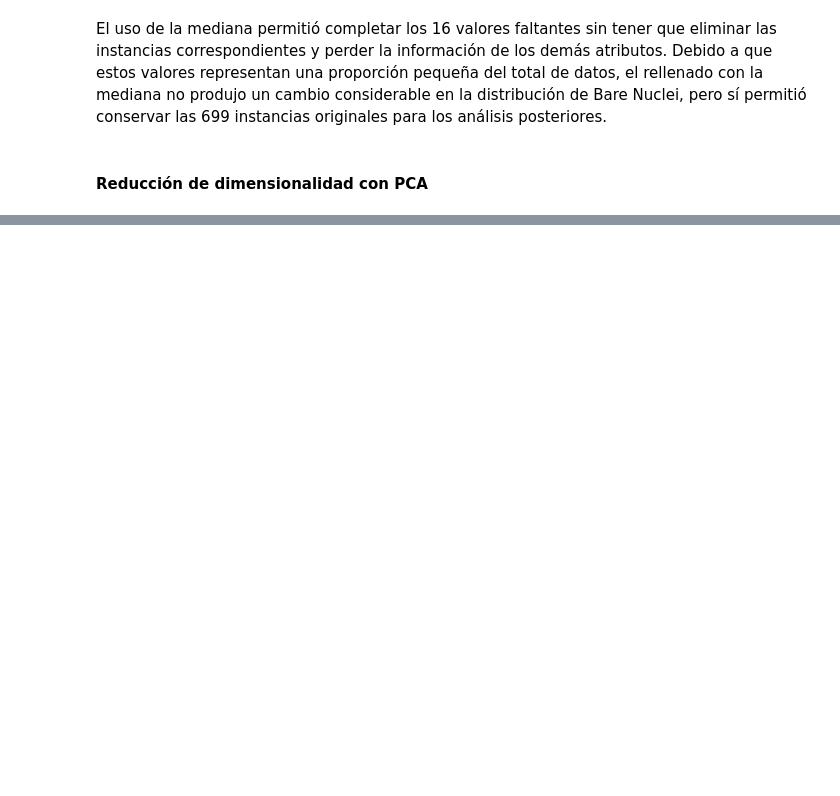
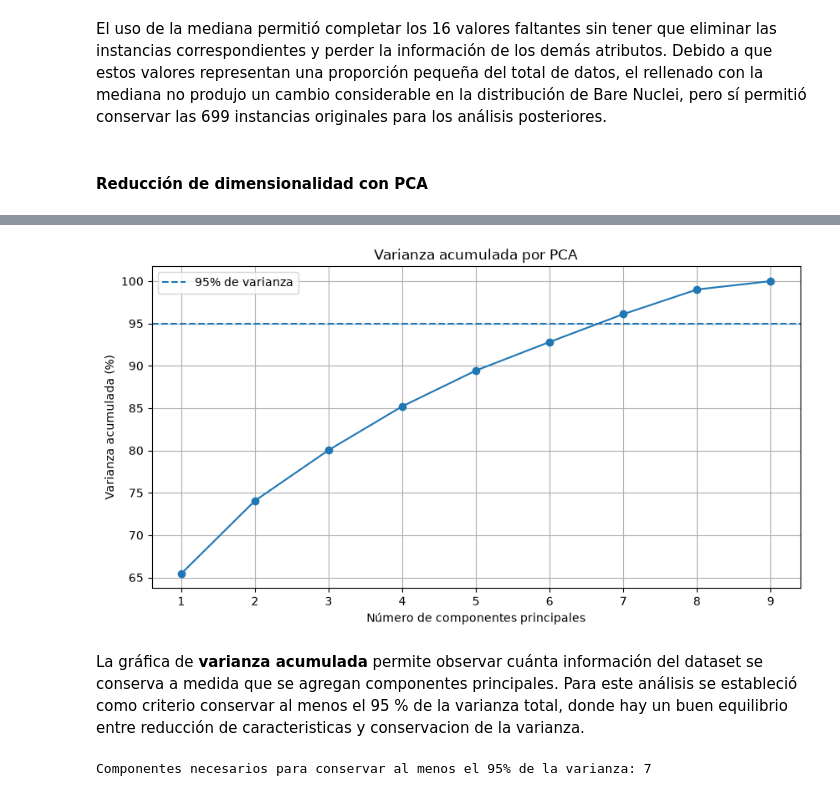
Before and after one commit to adriamedinaa-ang/icd2026, a Jupyter notebook: Books/Tarea 2/Tarea 2 .ipynb, the cells around one changed output, grey strips where cells are left out. Drawn from its saved outputs; the diff is of its cells as text; code cells hidden in the pictures; blank space fills up the shorter version.

```diff
--- a/Books/Tarea 2/Tarea 2 .ipynb
+++ b/Books/Tarea 2/Tarea 2 .ipynb
@@ -163,0 +181,8 @@ El uso de la mediana permitió completar los 16 valores faltantes sin tener que
+# %%
+from sklearn.preprocessing import StandardScaler
+
+scaler = StandardScaler()
+
+X_scaled = scaler.fit_transform(X)
+print("Media:", X_scaled.mean(axis=0).round(2))
+print("Desviación estándar:", X_scaled.std(axis=0).round(2))
@@ -163,0 +194,10 @@ El uso de la mediana permitió completar los 16 valores faltantes sin tener que
+# %%
+from sklearn.decomposition import PCA
+
+pca = PCA()
+
+X_pca = pca.fit_transform(X_scaled)
+varianza = pca.explained_variance_ratio_
+
+for i, valor in enumerate(varianza):
+    print(f"PC{i+1}: {valor:.4f} ({valor*100:.2f}%)")
@@ -163,0 +216,41 @@ El uso de la mediana permitió completar los 16 valores faltantes sin tener que
+# %%
+varianza_acumulada = np.cumsum(pca.explained_variance_ratio_) #Varianza acomulada
+plt.figure(figsize=(10, 5))
+
+plt.plot(
+    range(1, len(varianza_acumulada) + 1),
+    varianza_acumulada * 100,
+    marker='o'
+)
+
+plt.axhline(
+    y=95,
+    linestyle='--',
+    label='95% de varianza'
+)
+
+plt.xlabel('Número de componentes principales')
+plt.ylabel('Varianza acumulada (%)')
+plt.title('Varianza acumulada por PCA')
+
+plt.xticks(range(1, 10))
+plt.legend()
+plt.grid()
+
+plt.show()
+# %% [output]
+[figure, added]
+# %% [markdown]
+La gráfica de **varianza acumulada** permite observar cuánta información del dataset se conserva a medida que se agregan componentes principales. Para este análisis se estableció como criterio conservar al menos el 95 % de la varianza total, donde hay un buen equilibrio entre reducción de caracteristicas y conservacion de la varianza.
+# %%
+n_componentes = np.argmax(
+    varianza_acumulada >= 0.95
+) + 1
+
+print(
+    "Componentes necesarios para conservar "
+    "al menos el 95% de la varianza:",
+    n_componentes
+)
+# %% [output]
+Componentes necesarios para conservar al menos el 95% de la varianza: 7
```
Also changed, not shown: parts of 16 cells of this notebook, 1 other file.
